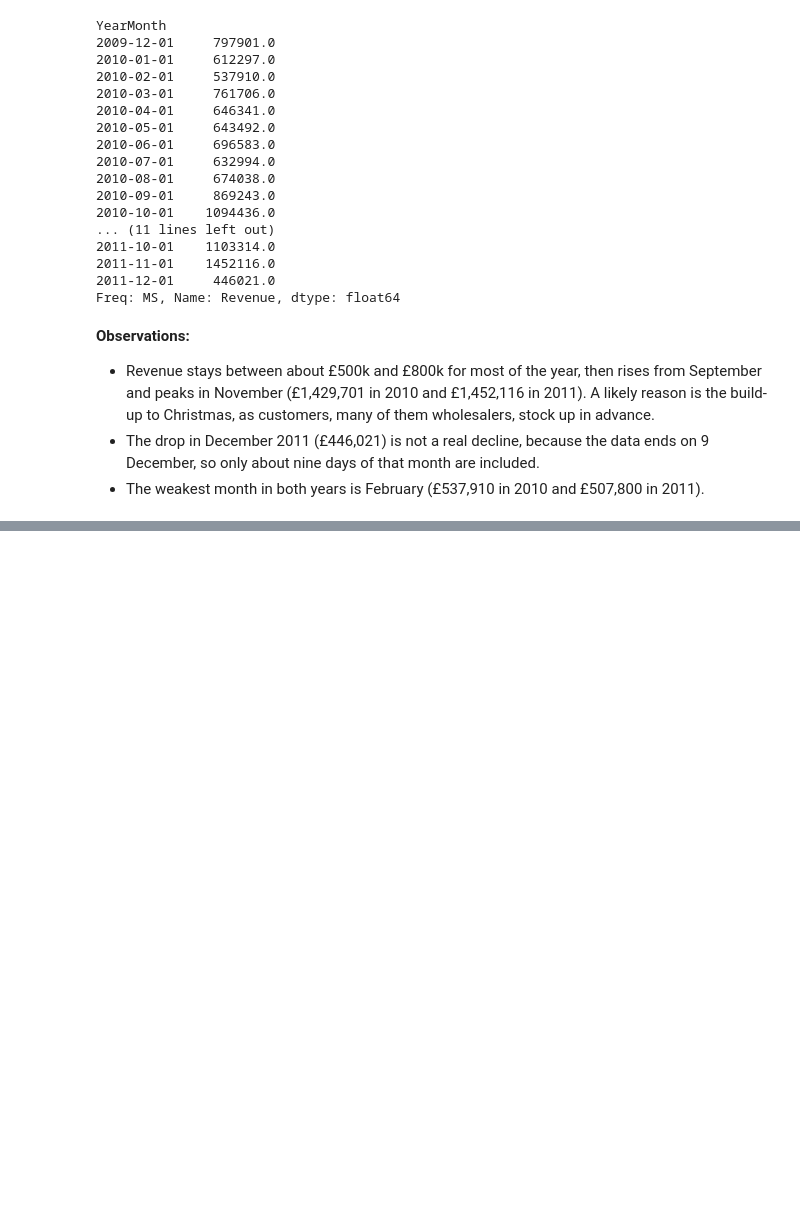
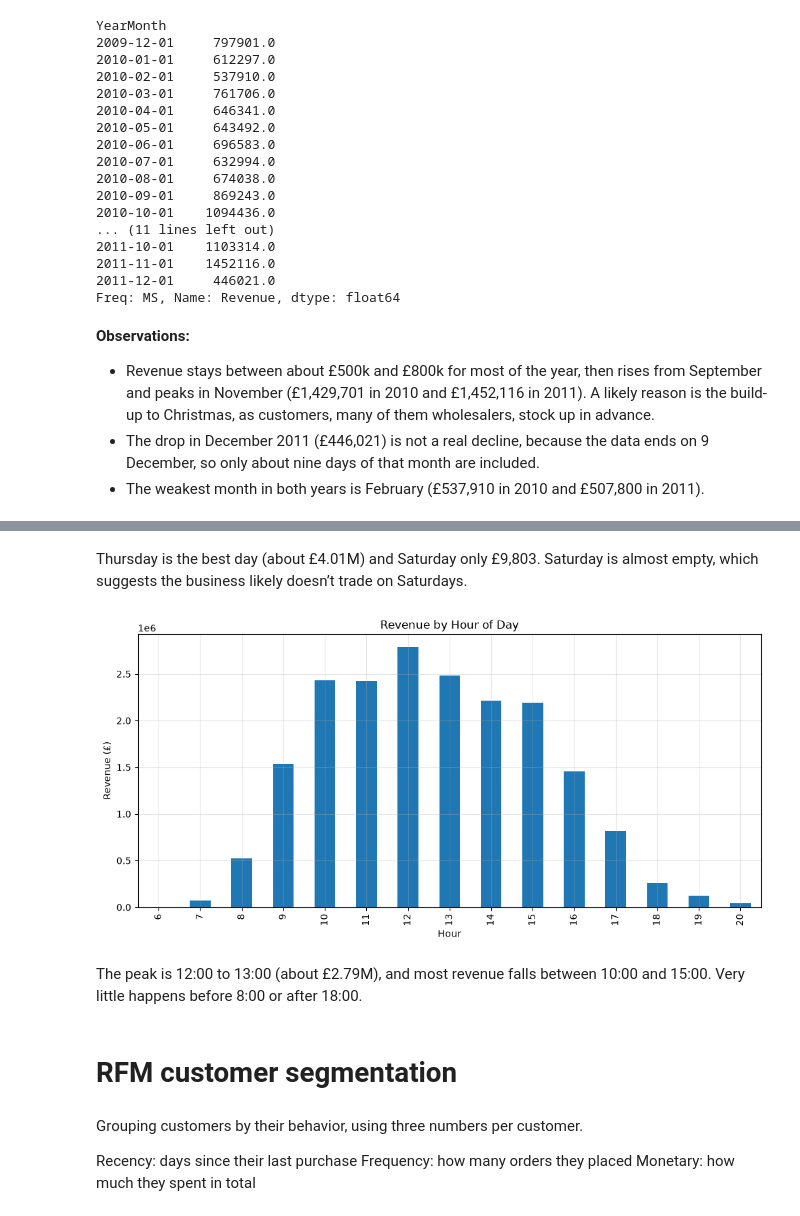
Before and after one commit to fathimathulamana/online-retail-analysis, a Jupyter notebook: notebooks/online_retail_analysis.ipynb, the cells around one changed output, grey strips where cells are left out. Saved outputs shown, nothing was run; the diff lists cells and outputs as text; code cells hidden in the pictures; blank space fills up the shorter version.

```diff
--- a/notebooks/online_retail_analysis.ipynb
+++ b/notebooks/online_retail_analysis.ipynb
@@ -1052,0 +1201,24 @@ Freq: MS, Name: Revenue, dtype: float64
+# %% [markdown]
+Thursday is the best day (about £4.01M) and Saturday only £9,803. Saturday is almost empty, which suggests the business likely doesn’t  trade on Saturdays.
+# %%
+hourly = sales.groupby("Hour")["Revenue"].sum()
+
+ax = hourly.plot(kind="bar")
+ax.set_title("Revenue by Hour of Day")
+ax.set_xlabel("Hour")
+ax.set_ylabel("Revenue (£)")
+plt.tight_layout()
+plt.savefig("../images/hourly.png", dpi=150)
+plt.show()
+# %% [output]
+[figure, added]
+# %% [markdown]
+The peak is 12:00 to 13:00 (about £2.79M), and most revenue falls between 10:00 and 15:00. Very little happens before 8:00 or after 18:00.
+# %% [markdown]
+# RFM customer segmentation
+# %% [markdown]
+Grouping customers by their behavior, using three numbers per customer.
+
+Recency: days since their last purchase
+Frequency: how many orders they placed
+Monetary: how much they spent in total
```
Also changed, not shown: parts of 31 cells of this notebook, 19 other files.
